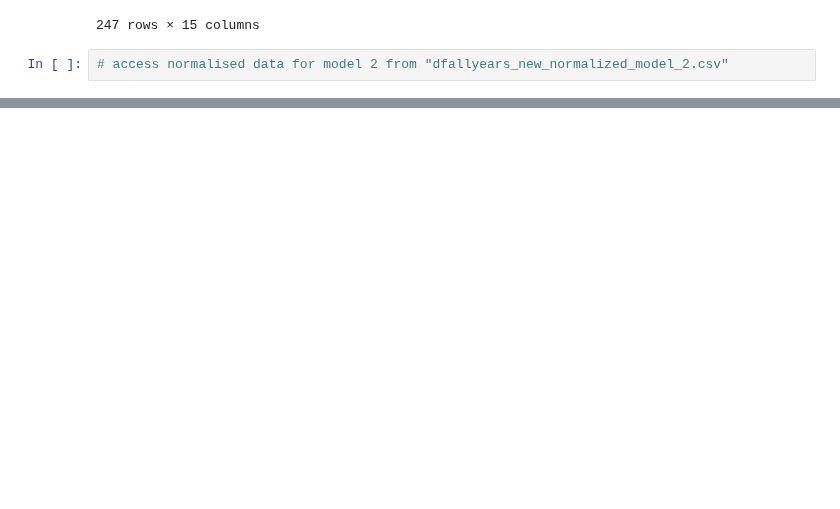
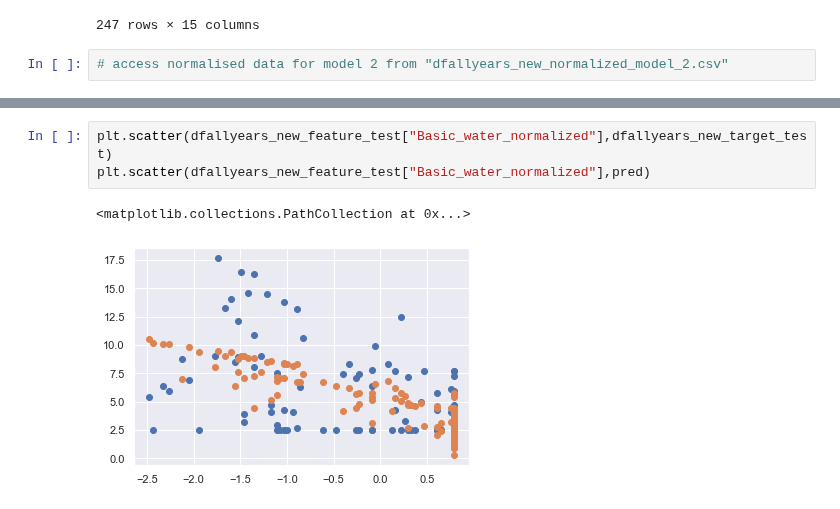
Before and after one commit to tanjoash/2D_data_driven_world, a Jupyter notebook: 2dwork/2D DDW.ipynb, the cells around one changed output, grey strips where cells are left out. Cells and saved outputs as stored; diff of their text form; blank space fills up the shorter version.

```diff
--- a/2dwork/2D DDW.ipynb
+++ b/2dwork/2D DDW.ipynb
@@ -1429,0 +1544,6 @@ dfallyears_new_normalized
+# %%
+plt.scatter(dfallyears_new_feature_test["Basic_water_normalized"],dfallyears_new_target_test)
+plt.scatter(dfallyears_new_feature_test["Basic_water_normalized"],pred)
+# %% [output]
+<matplotlib.collections.PathCollection at 0x...>
+[figure, added]
```
Also changed, not shown: parts of 32 cells of this notebook.
